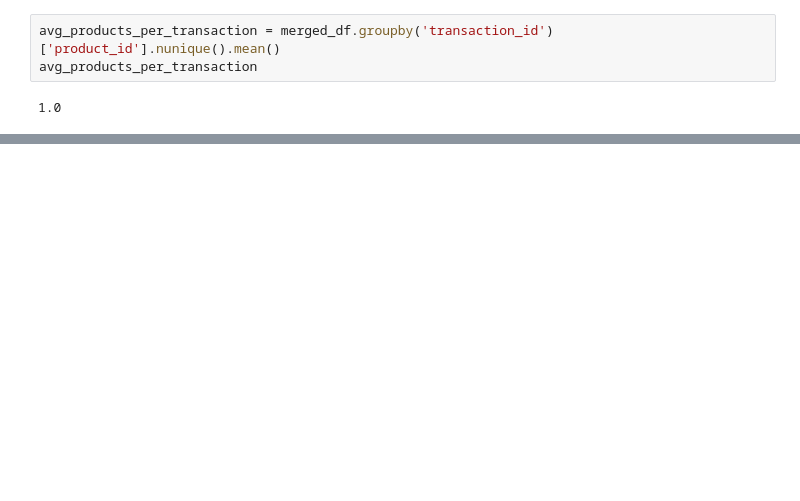
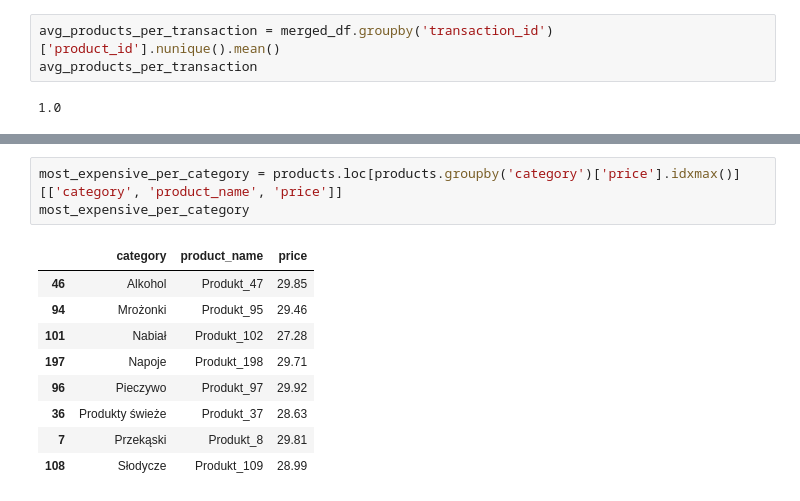
Before and after one commit to HMurawski/dump, a Jupyter notebook: dump_learning/March/3.ipynb, the cells around one changed output, grey strips where cells are left out. Cells and saved outputs as stored; diff of their text form; blank space fills up the shorter version.

```diff
--- a/dump_learning/March/3.ipynb
+++ b/dump_learning/March/3.ipynb
@@ -277,0 +319,13 @@ Name: total_sales, dtype: float64
+# %%
+most_expensive_per_category = products.loc[products.groupby('category')['price'].idxmax()][['category', 'product_name', 'price']]
+most_expensive_per_category
+# %% [output]
+|  | category | product_name | price |
+| 46 | Alkohol | Produkt_47 | 29.85 |
+| 94 | Mrożonki | Produkt_95 | 29.46 |
+| 101 | Nabiał | Produkt_102 | 27.28 |
+| 197 | Napoje | Produkt_198 | 29.71 |
+| 96 | Pieczywo | Produkt_97 | 29.92 |
+| 36 | Produkty świeże | Produkt_37 | 28.63 |
+| 7 | Przekąski | Produkt_8 | 29.81 |
+| 108 | Słodycze | Produkt_109 | 28.99 |
```
Also changed, not shown: parts of 28 cells of this notebook.
